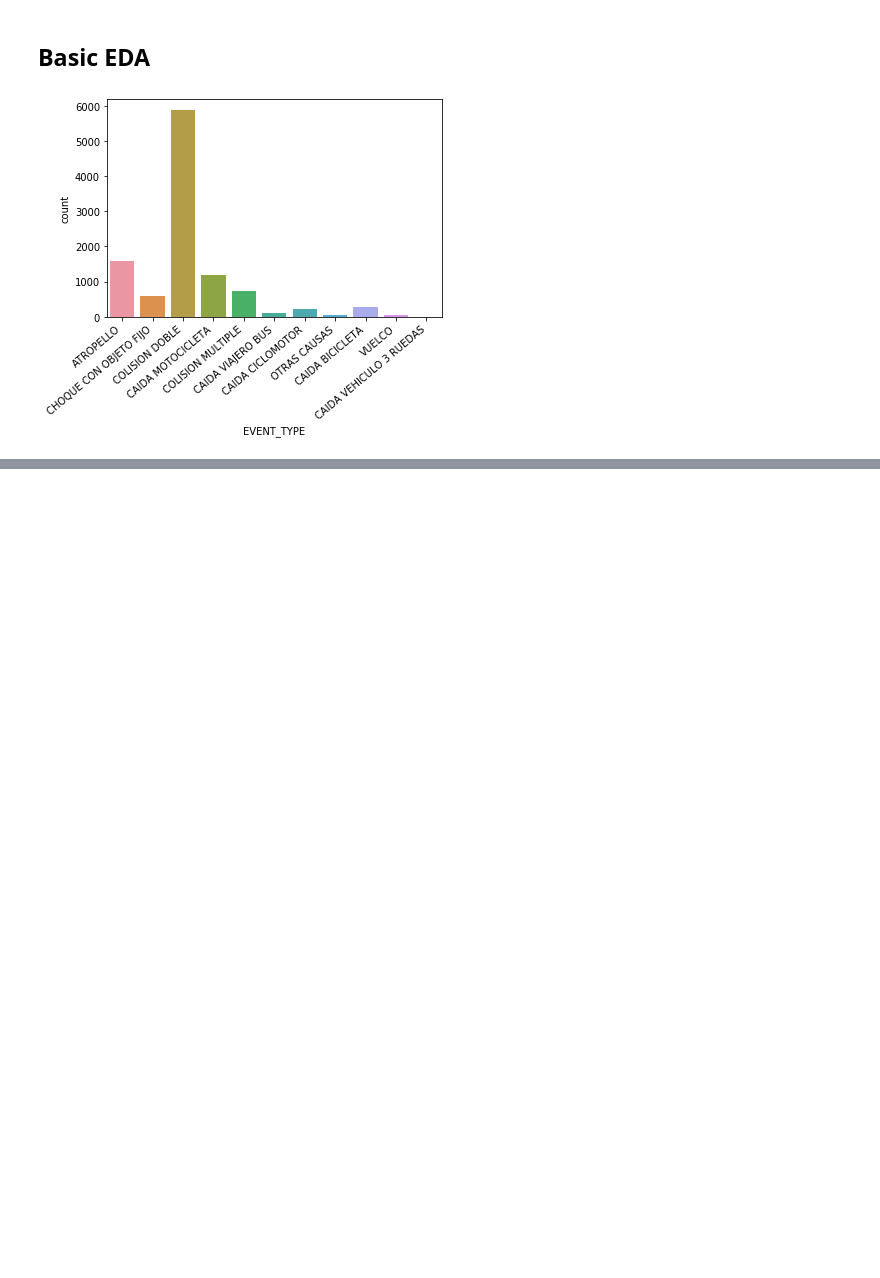
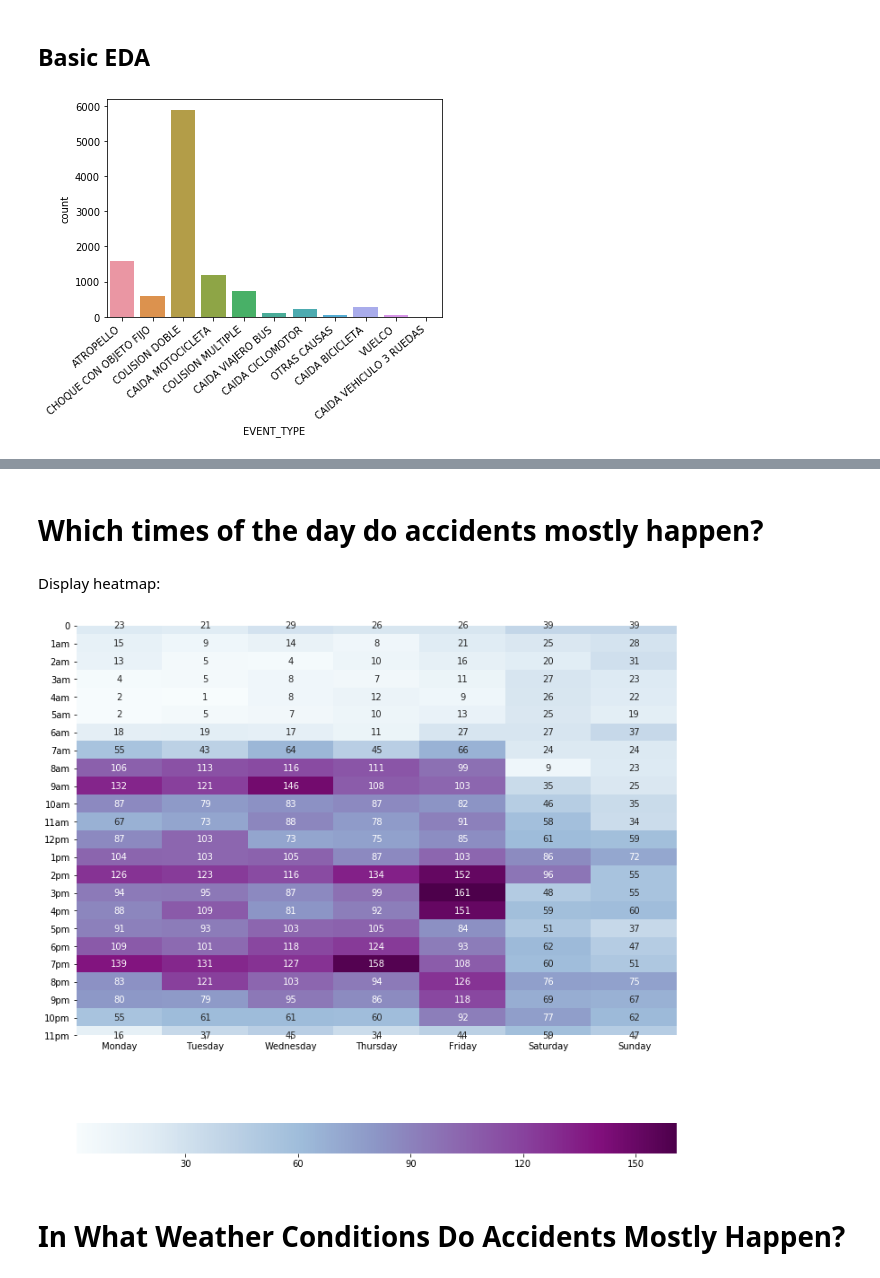
Before and after one commit to charis84/MadridAccidentsPrediction, a Jupyter notebook: MadridAccidents.ipynb, the cells around one changed output, grey strips where cells are left out. Saved outputs shown, nothing was run; the diff lists cells and outputs as text; code cells hidden in the pictures; blank space fills up the shorter version.

```diff
--- a/MadridAccidents.ipynb
+++ b/MadridAccidents.ipynb
@@ -58,0 +40,2 @@ plt.show()
+# %% [markdown]
+# **Which times of the day do accidents mostly happen?**
@@ -58,0 +68,44 @@ plt.show()
+# %%
+hour_0 = RTAs_by_hour(data2018, 0)
+hour_1 = RTAs_by_hour(data2018, 1)
+hour_2 = RTAs_by_hour(data2018, 2)
+hour_3 = RTAs_by_hour(data2018, 3)
+hour_4 = RTAs_by_hour(data2018, 4)
+hour_5 = RTAs_by_hour(data2018, 5)
+hour_6 = RTAs_by_hour(data2018, 6)
+hour_7 = RTAs_by_hour(data2018, 7)
+hour_8 = RTAs_by_hour(data2018, 8)
+hour_9 = RTAs_by_hour(data2018, 9)
+hour_10 = RTAs_by_hour(data2018, 10)
+hour_11 = RTAs_by_hour(data2018, 11)
+hour_12 = RTAs_by_hour(data2018, 12)
+hour_13 = RTAs_by_hour(data2018, 13)
+hour_14 = RTAs_by_hour(data2018, 14)
+hour_15 = RTAs_by_hour(data2018, 15)
+hour_16 = RTAs_by_hour(data2018, 16)
+hour_17 = RTAs_by_hour(data2018, 17)
+hour_18 = RTAs_by_hour(data2018, 18)
+hour_19 = RTAs_by_hour(data2018, 19)
+hour_20 = RTAs_by_hour(data2018, 20)
+hour_21 = RTAs_by_hour(data2018, 21)
+hour_22 = RTAs_by_hour(data2018, 22)
+hour_23 = RTAs_by_hour(data2018, 23)
+hour_24 = RTAs_by_hour(data2018, 24)
+# %%
+columns = ["Monday", "Tuesday", "Wednesday", "Thursday", "Friday", "Saturday", "Sunday"]
+rows = ["0", "1am", "2am", "3am", "4am", "5am", "6am", "7am", "8am", "9am", "10am", "11am",
+        "12pm", "1pm", "2pm", "3pm", "4pm", "5pm", "6pm", "7pm", "8pm", "9pm", "10pm", "11pm"]
+data = np.array([hour_0, hour_1, hour_2, hour_3, hour_4, hour_5, hour_6, hour_7, hour_8, hour_9,
+                 hour_10, hour_11, hour_12, hour_13, hour_14, hour_15, hour_16, hour_17, hour_18,
+                 hour_19, hour_20, hour_21, hour_22, hour_23])
+heatmap_hour = pd.DataFrame(data=data, index=rows, columns=columns)
+# %% [markdown]
+Display heatmap:
+# %%
+fig = plt.figure(figsize=(12,12))
+ax = sns.heatmap(heatmap_hour, annot=True, fmt="d", cmap='BuPu', cbar_kws={"orientation": "horizontal"} )
+ax.set_title = "Traffic Accidents By Hour For Each Day in 2019"
+# %% [output]
+[figure, added]
+# %% [markdown]
+# **In What Weather Conditions Do Accidents Mostly Happen?**
```
Also changed, not shown: parts of 19 cells of this notebook.
